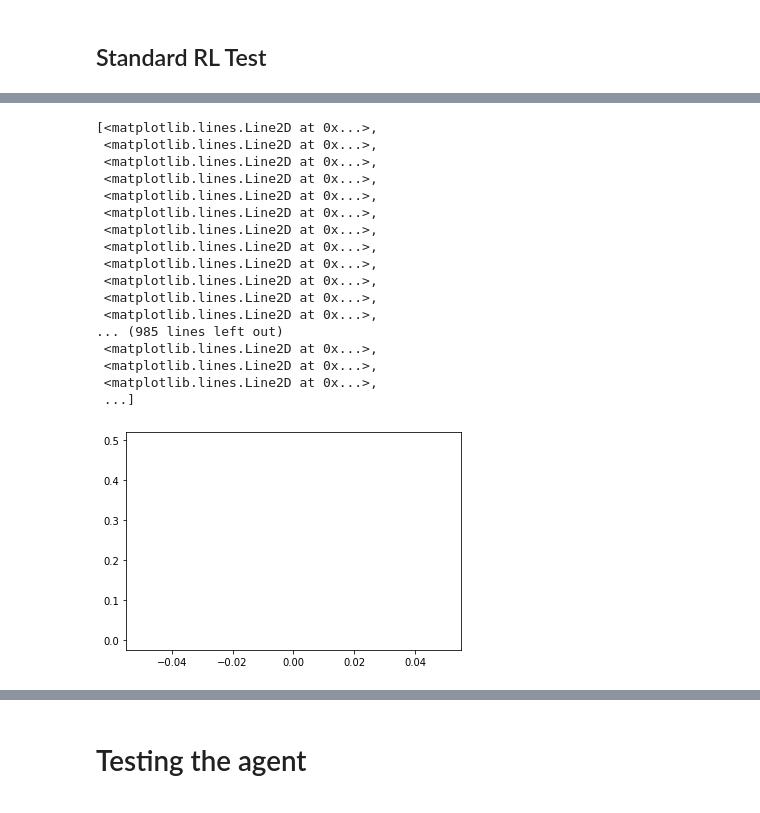
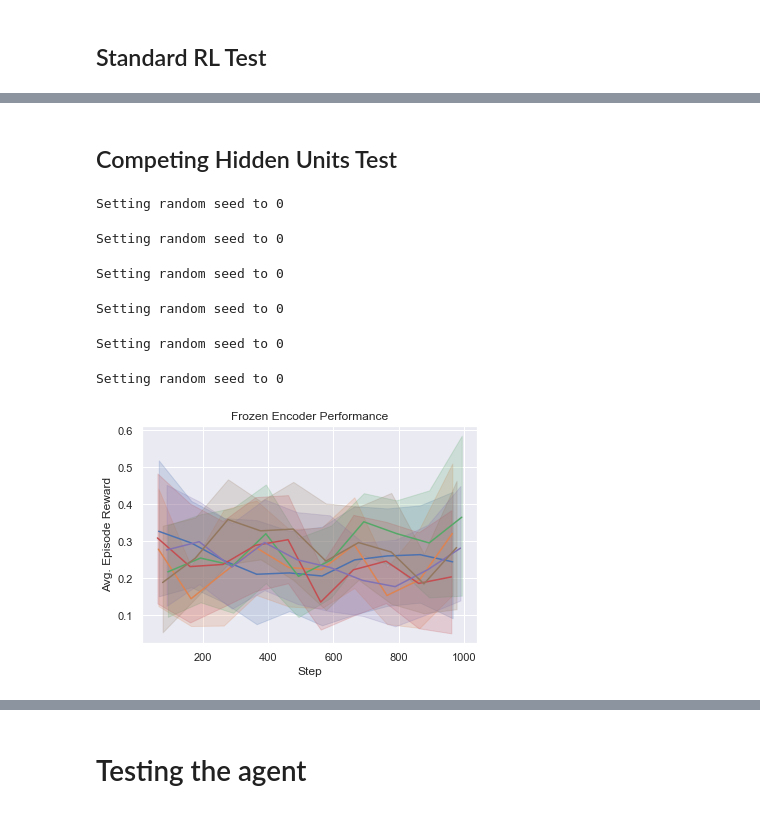
Before and after one commit to ejmejm/knowledge-transfer-research, a Jupyter notebook: competing_hus.ipynb, the cells around one changed output, grey strips where cells are left out. Drawn from its saved outputs; the diff is of its cells as text; code cells hidden in the pictures.

Commit message:
Competing hidden units testing and graphing code complete

```diff
--- a/competing_hus.ipynb
+++ b/competing_hus.ipynb
@@ -1,5 +1,6 @@
 # %%
 import os
+import random
 import matplotlib.pyplot as plt
 import gym
 from gym_minigrid.wrappers import *
@@ -16,9 +17,12 @@ import numpy as np
 import copy
 import wandb
 from tqdm import tqdm
+import pandas as pd
+import seaborn as sns
 
-# os.environ['WANDB_MODE'] = 'offline'
+os.environ['WANDB_MODE'] = 'offline'
 wandb.init()
 
 %matplotlib inline
+sns.set()
 # %% [output]
@@ -186,11 +201,15 @@ class ValueNetwork(nn.Module):
         return self.value_layers(x)
 # %%
 def chu_train(X, weights, n_epochs, batch_size, learning_rate=2e-2, precision=1e-30,
-              anti_hebbian_learning_strength=0.4, lebesgue_norm=2.0, rank=2):
+              anti_hebbian_learning_strength=0.4, lebesgue_norm=2.0, rank=2, verbose=False):
     sample_sz = X.shape[1]
     n_hidden = weights.shape[0]
-    weights = copy.deepcopy(weights)
-    for epoch in tqdm(range(n_epochs)):
+    # weights = copy.deepcopy(weights)
+    if verbose:
+        iter_range = tqdm(range(n_epochs))
+    else:
+        iter_range = range(n_epochs)
+    for epoch in iter_range:
         eps = learning_rate * (1 - epoch / n_epochs)
         shuffled_epoch_data = X[torch.randperm(X.shape[0]),:]
         for i in range(X.shape[0] // batch_size):
@@ -378,2 +429,7 @@ blank_agent = create_agent()
+# %%
+per_run_steps = 50000
+bin_size = 500
+n_runs = 5
+seed = 0
 # %% [markdown]
 ## Standard RL Test
@@ -422,22 +472,33 @@ plt.show()
-# %%
-x_data, y_data = generate_plot_data(results, bin_size=2, max_x=per_run_steps)
-plt.plot(x_data, y_data)
-# %% [output]
-[<matplotlib.lines.Line2D at 0x...>,
- <matplotlib.lines.Line2D at 0x...>,
- <matplotlib.lines.Line2D at 0x...>,
- <matplotlib.lines.Line2D at 0x...>,
- <matplotlib.lines.Line2D at 0x...>,
- <matplotlib.lines.Line2D at 0x...>,
- <matplotlib.lines.Line2D at 0x...>,
- <matplotlib.lines.Line2D at 0x...>,
- <matplotlib.lines.Line2D at 0x...>,
- <matplotlib.lines.Line2D at 0x...>,
- <matplotlib.lines.Line2D at 0x...>,
- <matplotlib.lines.Line2D at 0x...>,
-... (985 lines left out)
- <matplotlib.lines.Line2D at 0x...>,
- <matplotlib.lines.Line2D at 0x...>,
- <matplotlib.lines.Line2D at 0x...>,
- ...]
-[figure, removed]
+# %% [markdown]
+## Competing Hidden Units Test
+# %%
+def create_pretrained_agent(episodes):
+    agent = create_agent()
+    encoder_weights = list(agent.model.parameters())[0]
+    encoder_weights.requires_grad = False
+    encoder_weights = chu_train(obs_dataset, encoder_weights, episodes, 500)
+    return agent
+
+pretrain_epochs = [1, 5, 20, 50, 200, 500]
+all_results = []
+for n_epochs in pretrain_epochs:
+    reset_rand_seed(seed)
+    results = run_benchmark(
+        env, create_agent=lambda: create_pretrained_agent(n_epochs),
+        n_steps=per_run_steps, n_runs=n_runs)
+    all_results.append(results)
+    df = generate_plot_data(*results, bin_size)
+    df['n_pre_epochs'] = n_epochs
+    sns.lineplot(data=df, x='x', y='y', hue='n_pre_epochs', ci=95)
+    plt.title('Frozen Encoder Performance')
+    plt.xlabel('Step')
+    plt.ylabel('Avg. Episode Reward')
+    plt.plot()
+# %% [output]
+Setting random seed to 0
+Setting random seed to 0
+Setting random seed to 0
+Setting random seed to 0
+Setting random seed to 0
+Setting random seed to 0
+[figure, added]
```
Also changed, not shown: parts of 13 cells of this notebook.
